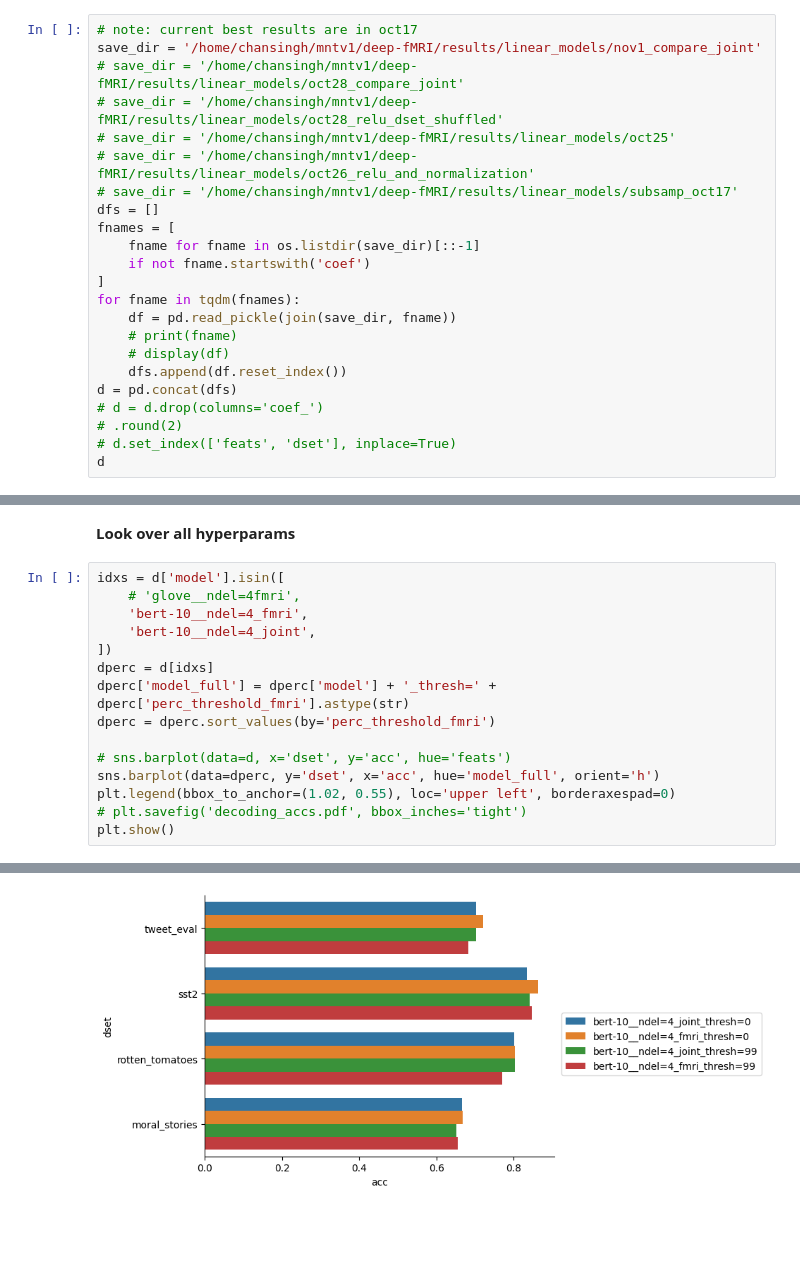
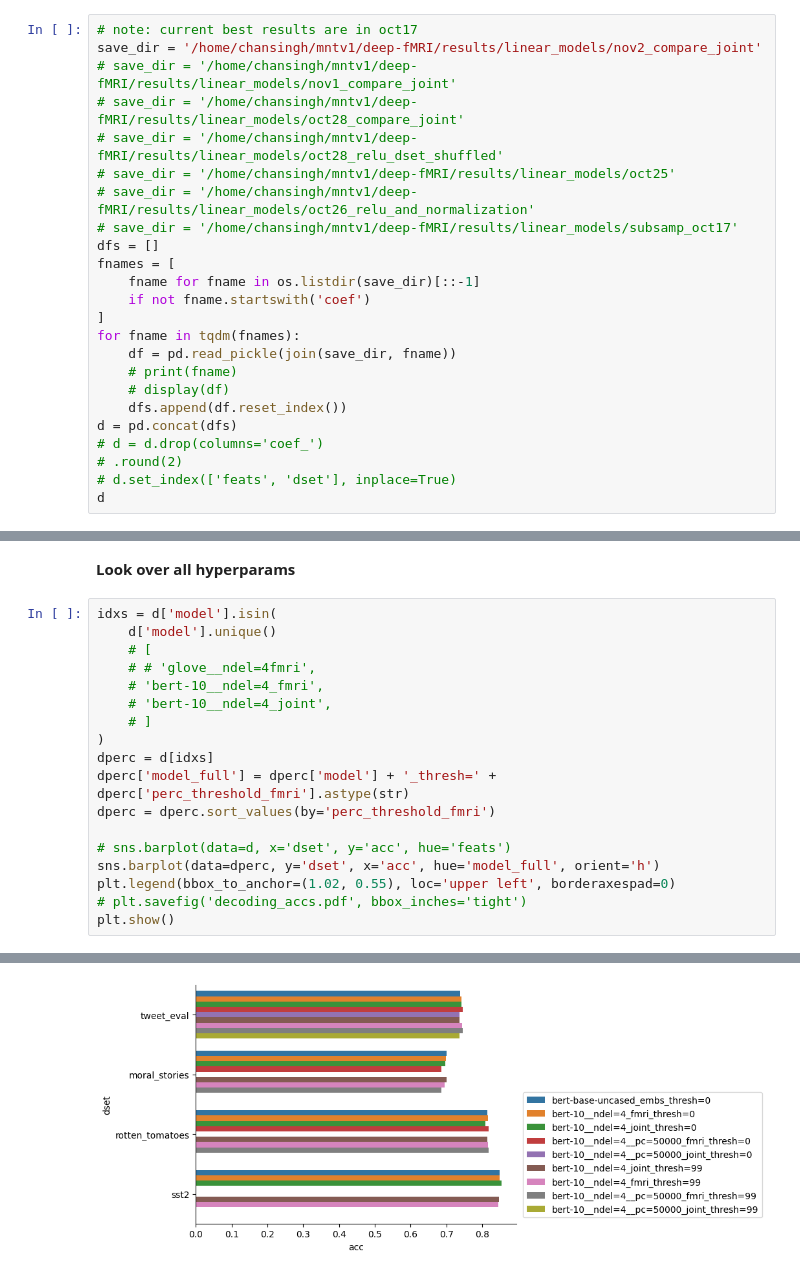
Before and after one commit to csinva/interpretable-embeddings, a Jupyter notebook: notebooks/02_decoding.ipynb, the cells around one changed output, grey strips where cells are left out. Drawn from its saved outputs; the diff is of its cells as text; blank space fills up the shorter version.

Commit message:
view decoding results

```diff
--- a/notebooks/02_decoding.ipynb
+++ b/notebooks/02_decoding.ipynb
@@ -16,7 +16,8 @@ import viz
 dvu.set_style()
 # %%
 # note: current best results are in oct17
-save_dir = '/home/chansingh/mntv1/deep-fMRI/results/linear_models/nov1_compare_joint'
+save_dir = '/home/chansingh/mntv1/deep-fMRI/results/linear_models/nov2_compare_joint'
+# save_dir = '/home/chansingh/mntv1/deep-fMRI/results/linear_models/nov1_compare_joint'
 # save_dir = '/home/chansingh/mntv1/deep-fMRI/results/linear_models/oct28_compare_joint'
 # save_dir = '/home/chansingh/mntv1/deep-fMRI/results/linear_models/oct28_relu_dset_shuffled'
 # save_dir = '/home/chansingh/mntv1/deep-fMRI/results/linear_models/oct25'
@@ -96,11 +97,14 @@ plt.show()
 # %% [markdown]
 **Look over all hyperparams**
 # %%
-idxs = d['model'].isin([
-    # 'glove__ndel=4fmri',
-    'bert-10__ndel=4_fmri',
-    'bert-10__ndel=4_joint',
-])
+idxs = d['model'].isin(
+    d['model'].unique()
+    # [
+    # # 'glove__ndel=4fmri',
+    # 'bert-10__ndel=4_fmri',
+    # 'bert-10__ndel=4_joint',
+    # ]
+)
 dperc = d[idxs]
 dperc['model_full'] = dperc['model'] + '_thresh=' + dperc['perc_threshold_fmri'].astype(str)
 dperc = dperc.sort_values(by='perc_threshold_fmri')
@@ -119 +118 @@ See the caveats in the documentation: https://pandas.pydata.org/pandas-docs/stab
-[figure, old version]
+[figure, new version]
```
Also changed, not shown: parts of 4 cells of this notebook, 1 other file.
